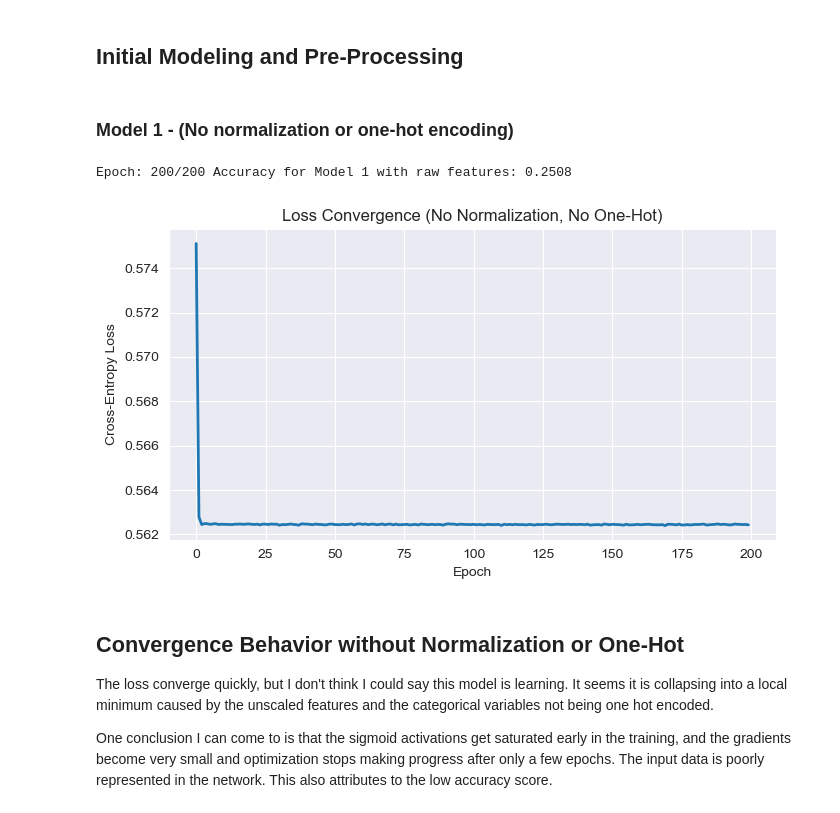
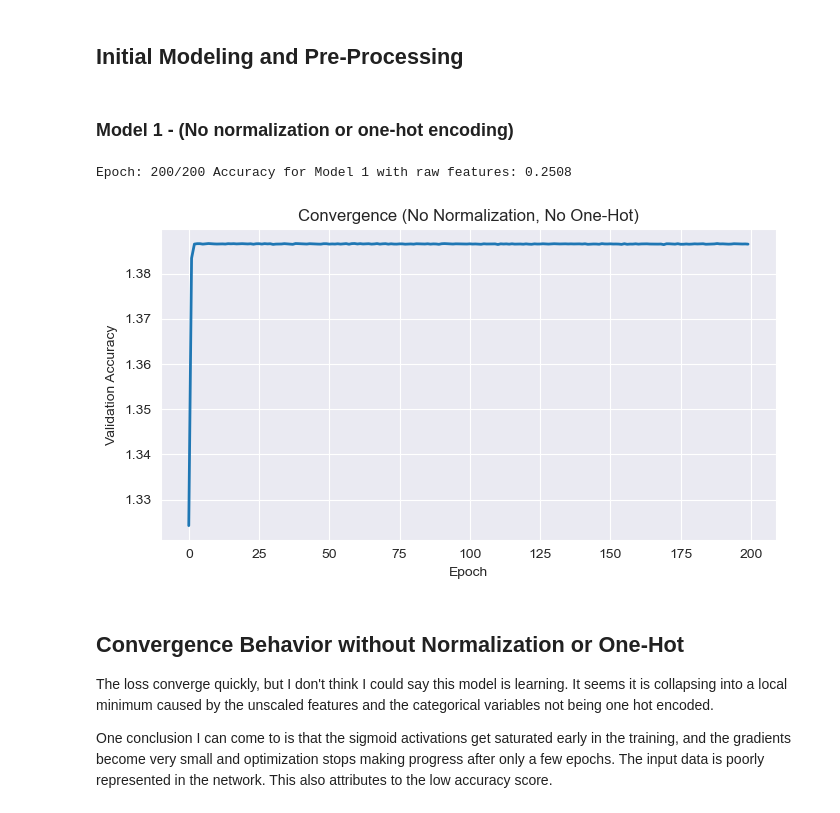
Before and after one commit to kcrawford-svg/multi-layer-perceptron-us-census, a Jupyter notebook: mlp_perceptron_models.ipynb, the cells around one changed output. Saved outputs shown, nothing was run; the diff lists cells and outputs as text; code cells hidden in the pictures.

```diff
--- a/mlp_perceptron_models.ipynb
+++ b/mlp_perceptron_models.ipynb
@@ -230,8 +230,6 @@ Test class distribution:  PovertyClass
 Name: proportion, dtype: float64
 # %% [markdown]
 ## Initial Modeling and Pre-Processing
-# %% [markdown]
-### Model 1 - (No normalization or one-hot encoding)
 # %%
 import sys
 from scipy.special import expit
@@ -275,7 +273,7 @@ class TLPMiniBatchCrossEntropy(object):
     (3) cross entropy loss
     '''
     def _cost(self, A3, Y_enc, W1, W2):
-        ce = -np.mean(Y_enc * np.log(A3 + 1e-7) + (1 - Y_enc) * np.log(1 - A3 + 1e-7))
+        ce = -np.mean(np.sum(Y_enc * np.log(A3 + 1e-9), axis=0))
         return ce + self._L2_reg(self.l2_C, W1, W2)
 
     def _feed_forward(self, X, W1, W2, b1, b2):
@@ -364,6 +362,8 @@ class TLPBetterInitial(TLPMiniBatchCrossEntropy):
         b1 = np.zeros((self.n_hidden, 1))
         b2 = np.zeros((self.n_outputs, 1))
         return W1, W2, b1, b2
+# %% [markdown]
+### Model 1 - (No normalization or one-hot encoding)
 # %%
 # Model Training and Score Metrics
 
@@ -395,18 +395,18 @@ Epoch: 200/200 Accuracy for Model 1 with raw features: 0.2508
 # %%
 # loss function vs number of epochs on convergence
 import matplotlib.pyplot as plt
 
-raw_costs = [np.mean(epoch_costs) for epoch_costs in nn_raw.cost_]
+raw_costs = [np.mean(c) for c in nn_raw.cost_]
 plt.figure(figsize=(7,4))
 plt.plot(raw_costs, linewidth=2)
 plt.xlabel("Epoch")
-plt.ylabel("Cross-Entropy Loss")
-plt.title("Loss Convergence (No Normalization, No One-Hot)")
+plt.ylabel("Validation Accuracy")
+plt.title("Convergence (No Normalization, No One-Hot)")
 plt.grid(True)
 plt.tight_layout()
 plt.show()
 # %% [output]
-[figure, old version]
+[figure, new version]
 # %% [markdown]
 ## Convergence Behavior without Normalization or One-Hot
 The loss converge quickly, but I don't think I could say this model is learning. It seems it is collapsing into a local minimum caused by the unscaled features and the categorical variables not being one hot encoded.
```
Also changed, not shown: parts of 36 cells of this notebook.
